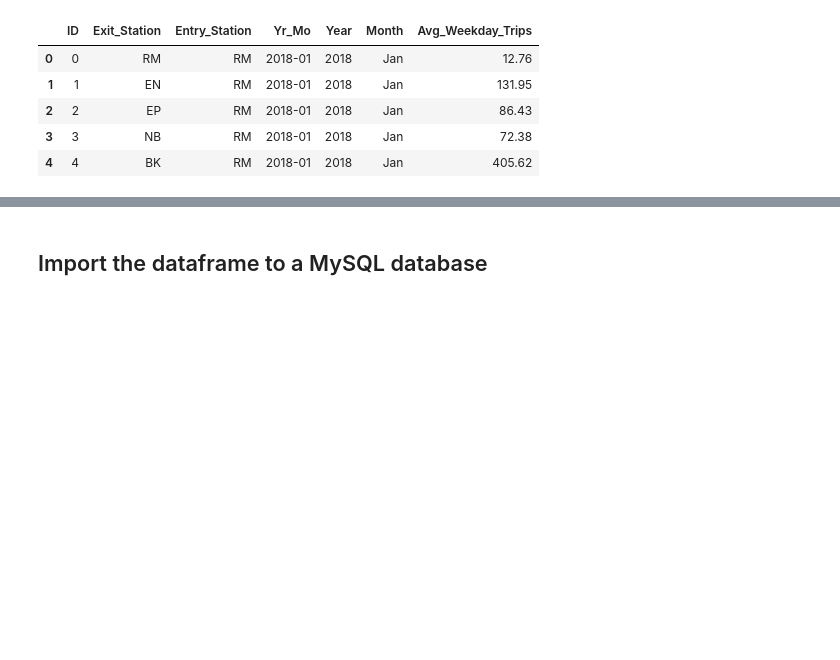
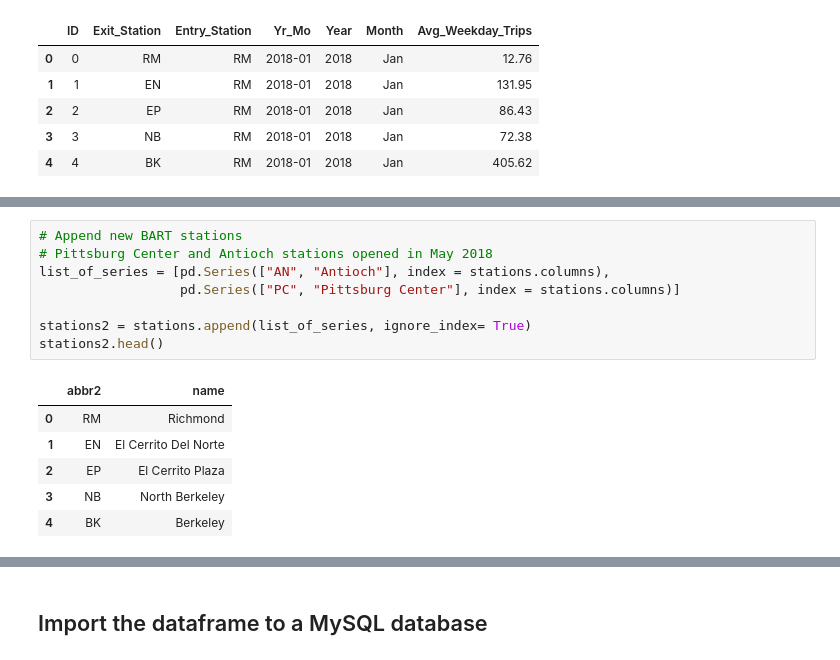
Before and after one commit to contactgokul/BART-ridership, a Jupyter notebook: BART-Ridership_data_processing.ipynb, the cells around one changed output, grey strips where cells are left out. Drawn from its saved outputs; the diff is of its cells as text; blank space fills up the shorter version.

```diff
--- a/BART-Ridership_data_processing.ipynb
+++ b/BART-Ridership_data_processing.ipynb
@@ -228,0 +254,15 @@ ridership.head()
+# %%
+# Append new BART stations
+# Pittsburg Center and Antioch stations opened in May 2018
+list_of_series = [pd.Series(["AN", "Antioch"], index = stations.columns),
+                  pd.Series(["PC", "Pittsburg Center"], index = stations.columns)]
+
+stations2 = stations.append(list_of_series, ignore_index= True)
+stations2.head()
+# %% [output]
+|  | abbr2 | name |
+| 0 | RM | Richmond |
+| 1 | EN | El Cerrito Del Norte |
+| 2 | EP | El Cerrito Plaza |
+| 3 | NB | North Berkeley |
+| 4 | BK | Berkeley |
```
Also changed, not shown: parts of 18 cells of this notebook.
